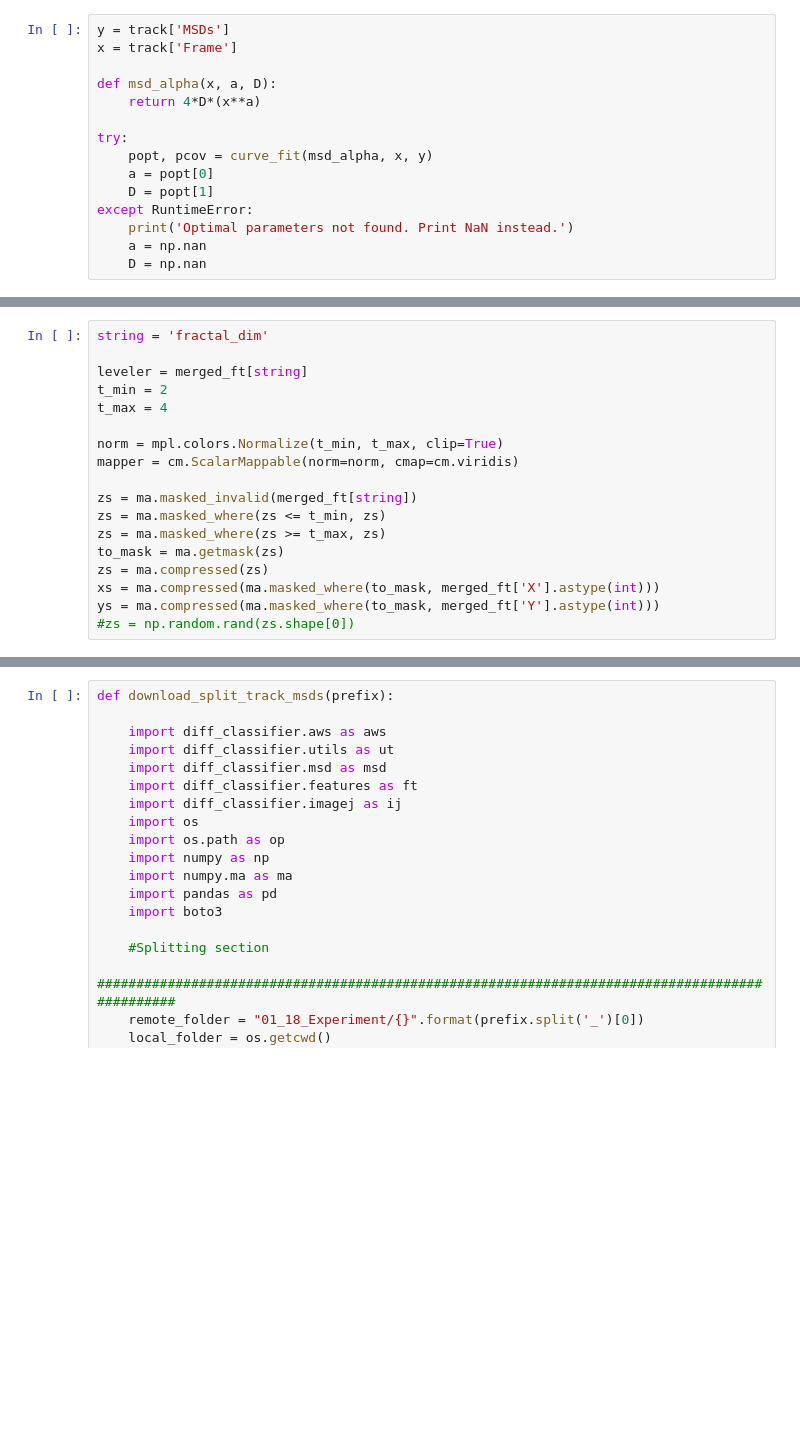
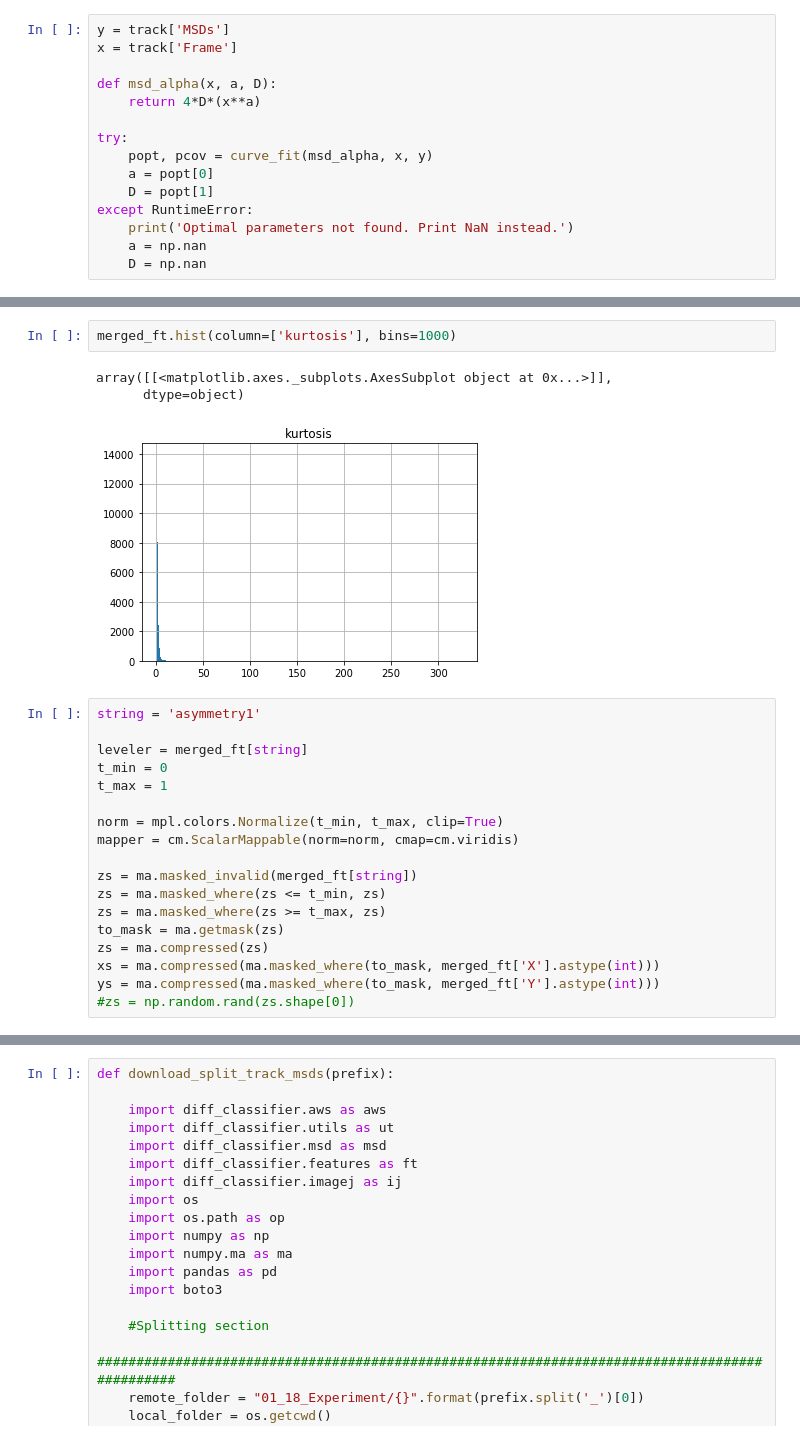
Before and after one commit to Nance-Lab/diff_classifier, a Jupyter notebook: notebooks/02_15_18_Merge_Images.ipynb, the cells around one changed output, grey strips where cells are left out. Saved outputs shown, nothing was run; the diff lists cells and outputs as text; blank space fills up the shorter version.

```diff
--- a/notebooks/02_15_18_Merge_Images.ipynb
+++ b/notebooks/02_15_18_Merge_Images.ipynb
@@ -88,9 +90,15 @@ merged_ft
+# %%
+merged_ft.hist(column=['kurtosis'], bins=1000)
+# %% [output]
+array([[<matplotlib.axes._subplots.AxesSubplot object at 0x...>]],
+      dtype=object)
+[figure, added]
 # %%
-string = 'fractal_dim'
+string = 'asymmetry1'
 
 leveler = merged_ft[string]
-t_min = 2
-t_max = 4
+t_min = 0
+t_max = 1
 
 norm = mpl.colors.Normalize(t_min, t_max, clip=True)
 mapper = cm.ScalarMappable(norm=norm, cmap=cm.viridis)
```
Also changed, not shown: parts of 9 cells of this notebook, 8 other files.
